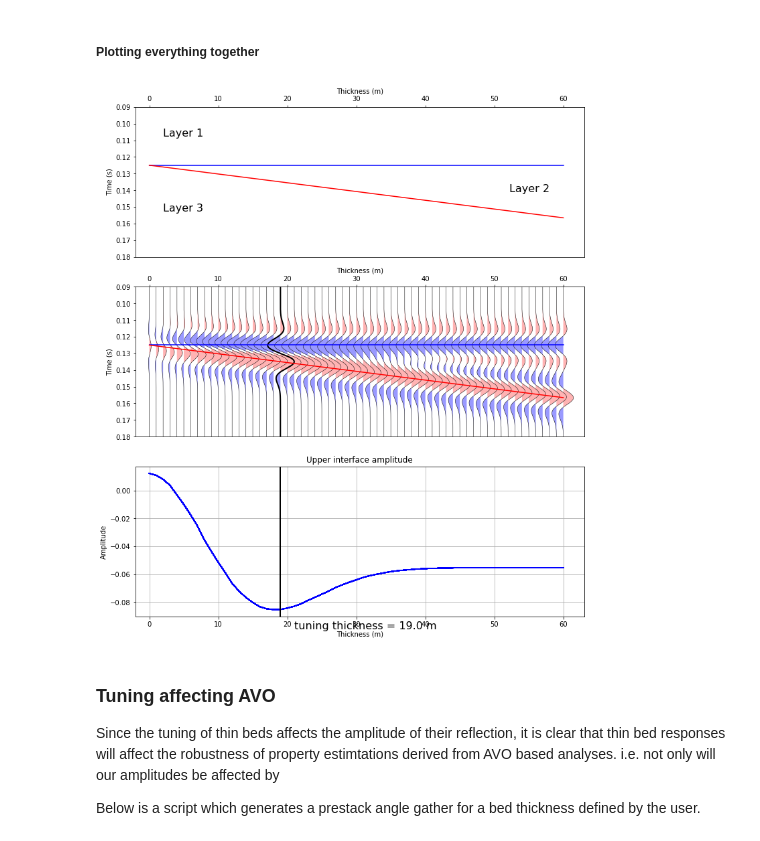
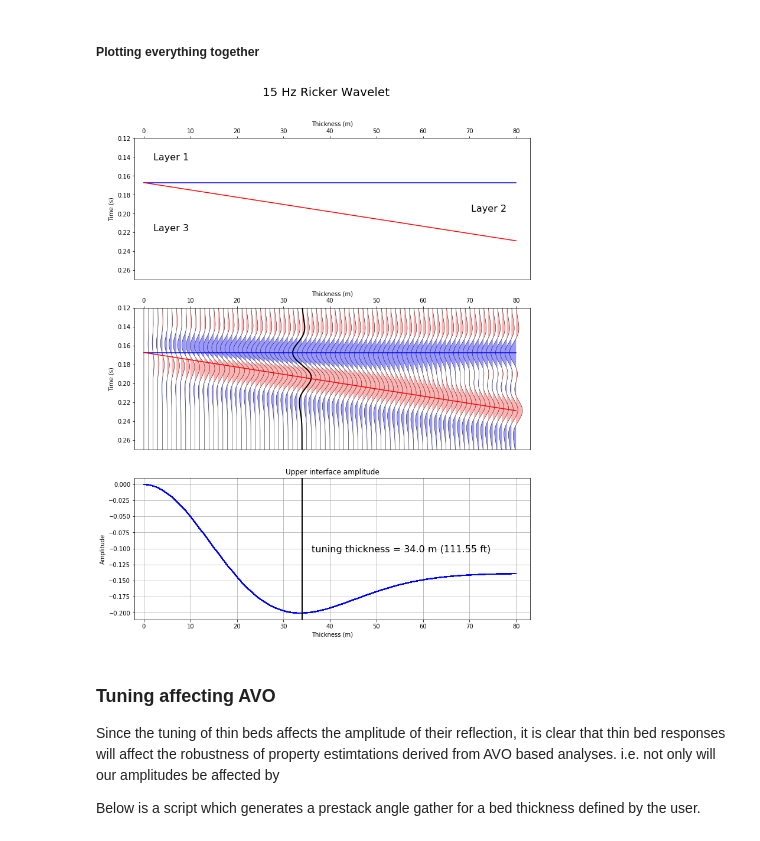
Before and after one commit to tccw/geotools, a Jupyter notebook: tutorials/AVOtutorial.ipynb, the cells around one changed output. Drawn from its saved outputs; the diff is of its cells as text; code cells hidden in the pictures.

```diff
--- a/tutorials/AVOtutorial.ipynb
+++ b/tutorials/AVOtutorial.ipynb
@@ -521,18 +442,18 @@ This script is provided without warranty of any kind.
 DEFINE MODELING PARAMETERS HERE
 # %%
 #   3-Layer Model Parameters [Layer1, Layer2, Layer 3]
-vp_mod = [4000.0, 3800.0, 4100.0]  # P-wave velocity (m/s)
-vs_mod = [1200.0, 1300.0, 1200.0]  # S-wave velocity (m/s)
-rho_mod= [2.6, 2.45, 2.6]         # Density (g/cc)
+vp_mod = [2991.0, 2598., 2991.0]  # P-wave velocity (m/s)
+vs_mod = [1409.0, 1383., 1409.0]  # S-wave velocity (m/s)
+rho_mod= [2.4, 2.09, 2.4]         # Density (g/cc)
 
 dz_min = 0.0   # Minimum thickness of Layer 2 (m)
-dz_max = 60.0  # Maximum thickness of Layer 2 (m)
+dz_max = 80.0  # Maximum thickness of Layer 2 (m)
 dz_step= 1.0   # Thickness step from trace-to-trace (normally 1.0 m)
 
 
 #   Ricker Wavelet Parameters
 wvlt_length= 0.128
-wvlt_cfreq = 40.0
+wvlt_cfreq = 15.0
 wvlt_phase = 0.0
 
 
@@ -542,8 +463,8 @@ tmax = 0.5
 dt = 0.0001 # changing this from 0.0001 can affect the display quality
 
 #   Plot Parameters
-min_plot_time = 0.09
-max_plot_time = 0.18
+min_plot_time = 0.12
+max_plot_time = 0.27
 excursion = 2
 # %% [markdown]
 ##### Function Definitions
@@ -822,7 +743,7 @@ tuning_thickness = tuning_trace * dz_step
 # %%
 [ntrc, nsamp] = syn_zo.shape
 
-fig = plt.figure(figsize=(12, 14))
+fig = plt.figure(figsize=(12, 15))
 fig.set_facecolor('white')
 
 gs = gridspec.GridSpec(3, 1, height_ratios=[1, 1, 1])
@@ -844,38 +765,38 @@ plt.text(dz_max/dz_step - 2,
         horizontalalignment='right')
 plt.text(2,
         lyr_times[0,0] + (max_plot_time - lyr_times[0,0])/2.,
         'Layer 3',
         fontsize=16)
 plt.gca().xaxis.tick_top()
 plt.gca().xaxis.set_label_position('top')
 ax0.set_xlim((-excursion, ntrc+excursion))
 
 ax1 = fig.add_subplot(gs[1])
 plot_vawig(ax1, syn_zo, t, excursion, highlight=tuning_trace)
 ax1.plot(lyr_times[:,0], color='blue', lw=1.5)
 ax1.plot(lyr_times[:,1], color='red', lw=1.5)
 ax1.set_ylim((min_plot_time,max_plot_time))
 ax1.invert_yaxis()
 ax1.set_xlabel('Thickness (m)')
 ax1.set_ylabel('Time (s)')
 
 ax2 = fig.add_subplot(gs[2])
 ax2.plot(syn_zo[:,lyr_indx[:,0]], color='blue')
 ax2.set_xlim((-excursion, ntrc+excursion))
 ax2.axvline(tuning_trace, color='k', lw=2)
 ax2.grid()
 ax2.set_title('Upper interface amplitude')
 ax2.set_xlabel('Thickness (m)')
 ax2.set_ylabel('Amplitude')
 plt.text(tuning_trace + 2,
-        plt.ylim()[0] * 1.1,
-        'tuning thickness = {0} m'.format(str(tuning_thickness)),
+        plt.ylim()[0] * 0.5,
+        f'tuning thickness = {tuning_thickness} m ({tuning_thickness * 3.28084:.2f} ft)',
         fontsize=16)
-
-#plt.savefig('figure_1.png')
+fig.suptitle(f'{int(wvlt_cfreq)} Hz Ricker Wavelet', size = 20, y = 0.96)
+plt.savefig('15HzRicker_TuningWedge.png', dpi=300,bbox_inches='tight')
 plt.show()
 # %% [output]
-[figure, old version]
+[figure, new version]
 # %% [markdown]
 ### Tuning affecting AVO
 
```
Also changed, not shown: parts of 7 cells of this notebook, 4 other files.
